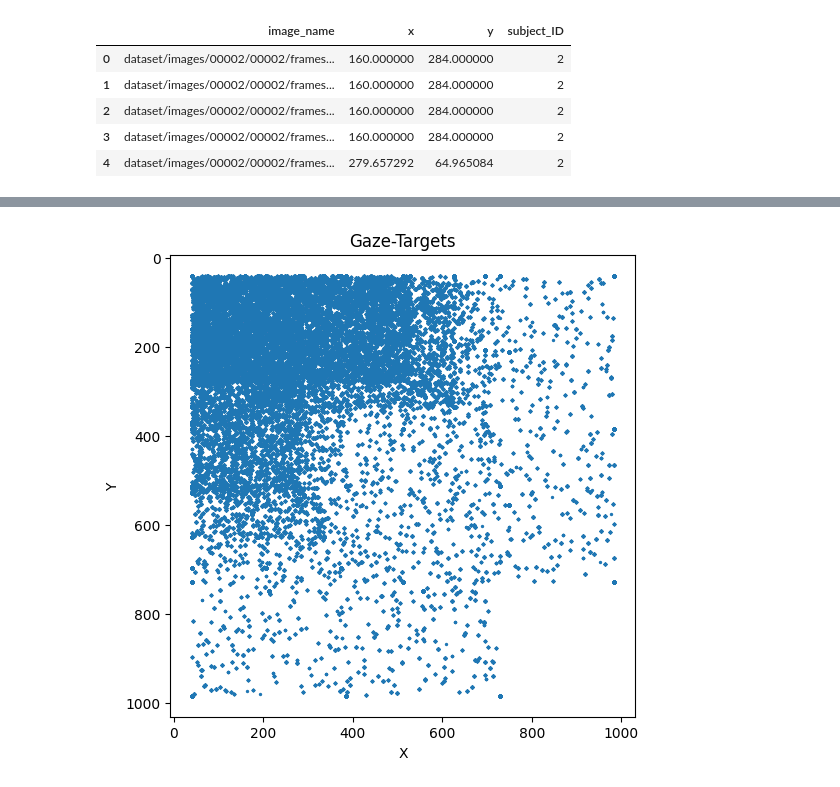
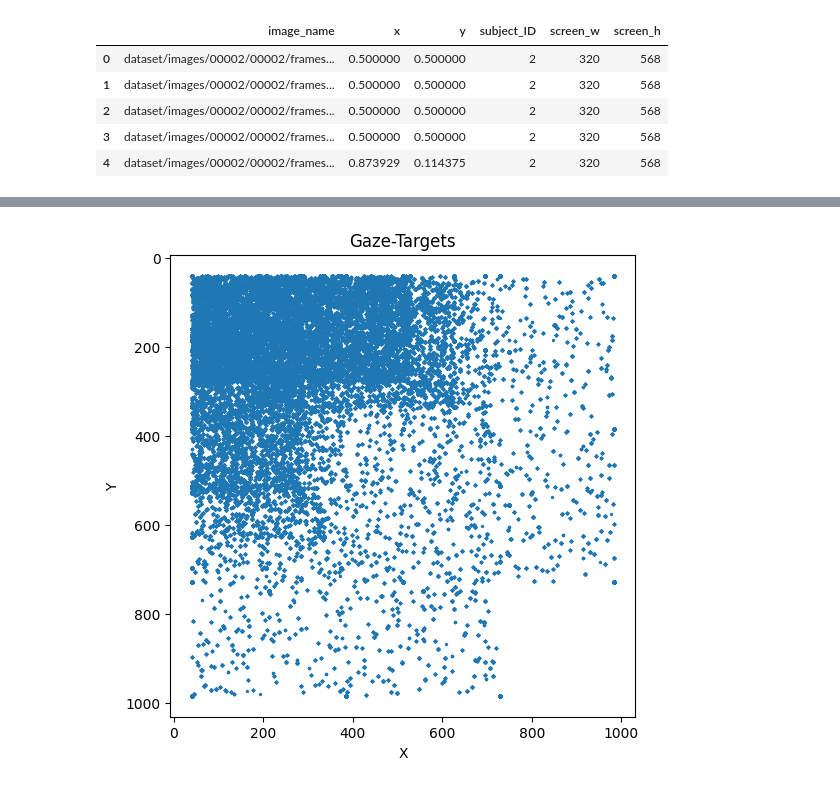
Before and after one commit to RafeiKAr/gaze-estimation, a Jupyter notebook: notebook_model_train.ipynb, the cells around one changed output, grey strips where cells are left out. Cells and saved outputs as stored; diff of their text form; code cells hidden in the pictures.

```diff
--- a/notebook_model_train.ipynb
+++ b/notebook_model_train.ipynb
@@ -103,17 +103,17 @@ def diagonal_errors(model, loader, device):
     return mae, rmse, diagonal_error_pct
 # %%
 # 6: CSV laden
-df = pd.read_csv("dataset/labels.csv")
+df = pd.read_csv("dataset/norm_labels.csv")
 df.head()
 # check:
 # print(df.shape)
 # %% [output]
-|  | image_name | x | y | subject_ID |
-| 0 | dataset/images/00002/00002/frames... | 160.000000 | 284.000000 | 2 |
-| 1 | dataset/images/00002/00002/frames... | 160.000000 | 284.000000 | 2 |
-| 2 | dataset/images/00002/00002/frames... | 160.000000 | 284.000000 | 2 |
-| 3 | dataset/images/00002/00002/frames... | 160.000000 | 284.000000 | 2 |
-| 4 | dataset/images/00002/00002/frames... | 279.657292 | 64.965084 | 2 |
+|  | image_name | x | y | subject_ID | screen_w | screen_h |
+| 0 | dataset/images/00002/00002/frames... | 0.500000 | 0.500000 | 2 | 320 | 568 |
+| 1 | dataset/images/00002/00002/frames... | 0.500000 | 0.500000 | 2 | 320 | 568 |
+| 2 | dataset/images/00002/00002/frames... | 0.500000 | 0.500000 | 2 | 320 | 568 |
+| 3 | dataset/images/00002/00002/frames... | 0.500000 | 0.500000 | 2 | 320 | 568 |
+| 4 | dataset/images/00002/00002/frames... | 0.873929 | 0.114375 | 2 | 320 | 568 |
 # %%
 # 7: check a image
 # row = df.iloc[0]
```
Also changed, not shown: parts of 4 cells of this notebook, 2 other files.
